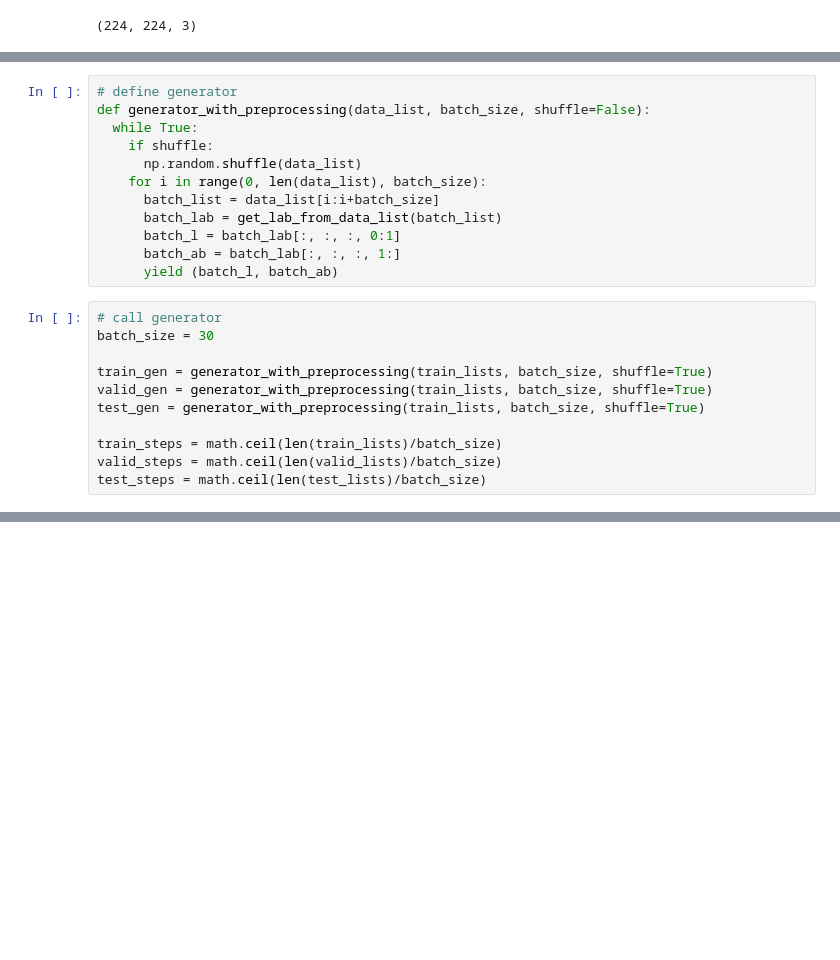
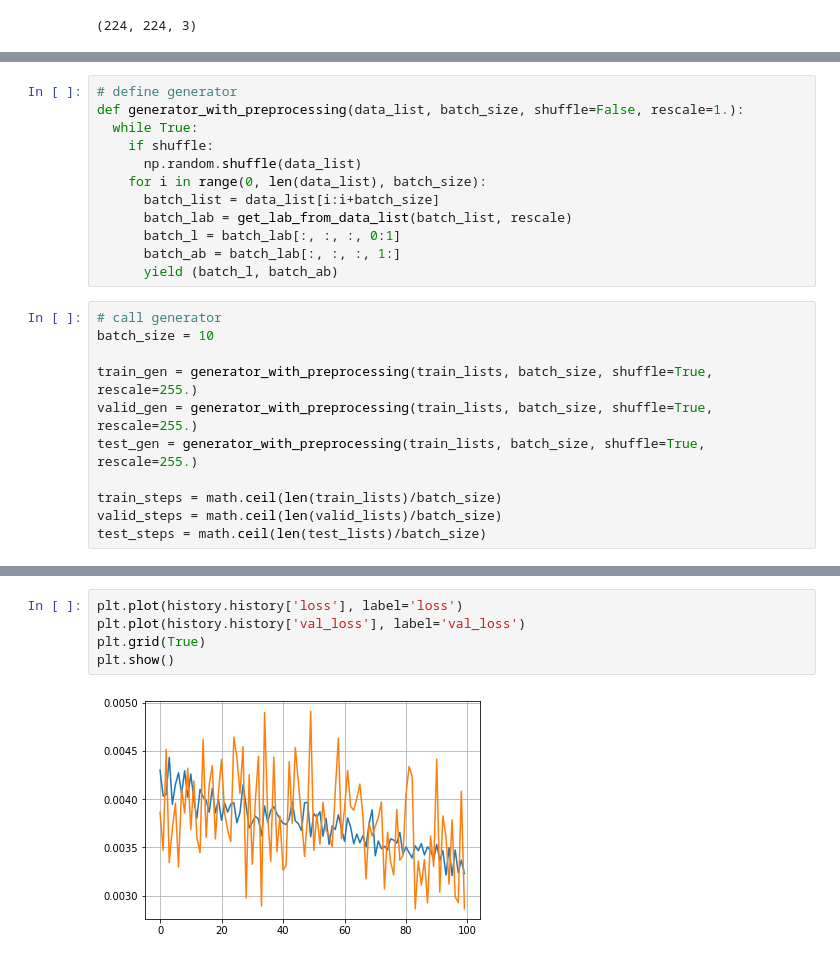
Before and after one commit to santolina/Tensorflow-Dev, a Jupyter notebook: Colorization.ipynb, the cells around one changed output, grey strips where cells are left out. Saved outputs shown, nothing was run; the diff lists cells and outputs as text; blank space fills up the shorter version.

```diff
--- a/Colorization.ipynb
+++ b/Colorization.ipynb
@@ -186,23 +187,23 @@ Non-trainable params: 0
 _________________________________________________________________
 # %%
 # define generator
-def generator_with_preprocessing(data_list, batch_size, shuffle=False):
+def generator_with_preprocessing(data_list, batch_size, shuffle=False, rescale=1.):
   while True:
     if shuffle:
       np.random.shuffle(data_list)
     for i in range(0, len(data_list), batch_size):
       batch_list = data_list[i:i+batch_size]
-      batch_lab = get_lab_from_data_list(batch_list)
+      batch_lab = get_lab_from_data_list(batch_list, rescale)
       batch_l = batch_lab[:, :, :, 0:1]
       batch_ab = batch_lab[:, :, :, 1:]
       yield (batch_l, batch_ab)
 # %%
 # call generator
-batch_size = 30
+batch_size = 10
 
-train_gen = generator_with_preprocessing(train_lists, batch_size, shuffle=True)
-valid_gen = generator_with_preprocessing(train_lists, batch_size, shuffle=True)
-test_gen = generator_with_preprocessing(train_lists, batch_size, shuffle=True)
+train_gen = generator_with_preprocessing(train_lists, batch_size, shuffle=True, rescale=255.)
+valid_gen = generator_with_preprocessing(train_lists, batch_size, shuffle=True, rescale=255.)
+test_gen = generator_with_preprocessing(train_lists, batch_size, shuffle=True, rescale=255.)
 
 train_steps = math.ceil(len(train_lists)/batch_size)
 valid_steps = math.ceil(len(valid_lists)/batch_size)
@@ -243,3 +242,10 @@ Epoch 10/100
+# %%
+plt.plot(history.history['loss'], label='loss')
+plt.plot(history.history['val_loss'], label='val_loss')
+plt.grid(True)
+plt.show()
+# %% [output]
+[figure, added]
 # %%
 # model prediction
 
```
Also changed, not shown: parts of 27 cells of this notebook.
